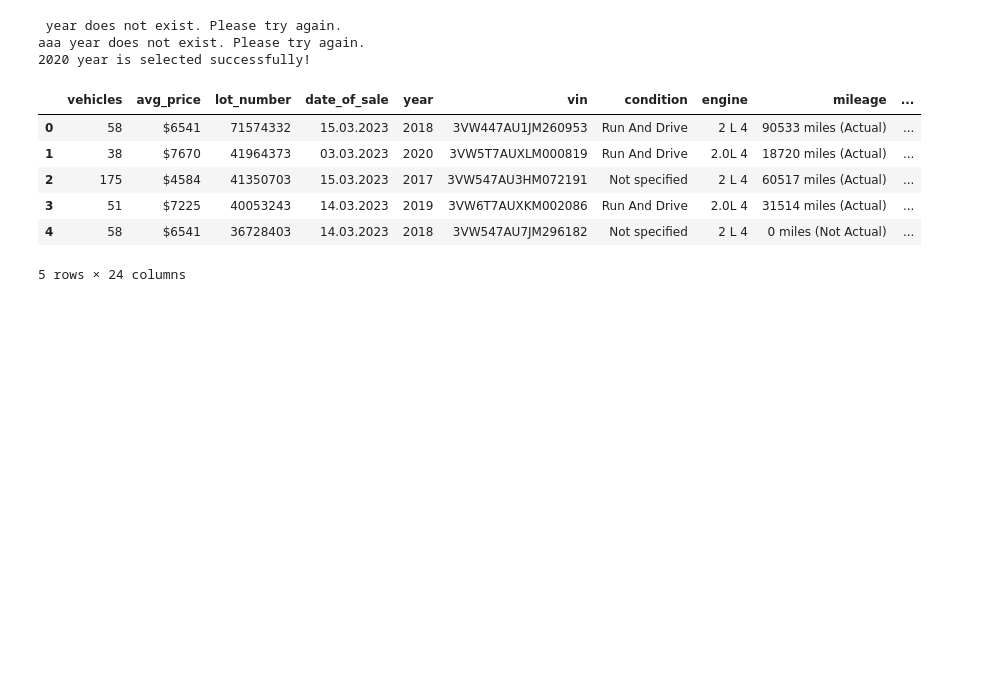
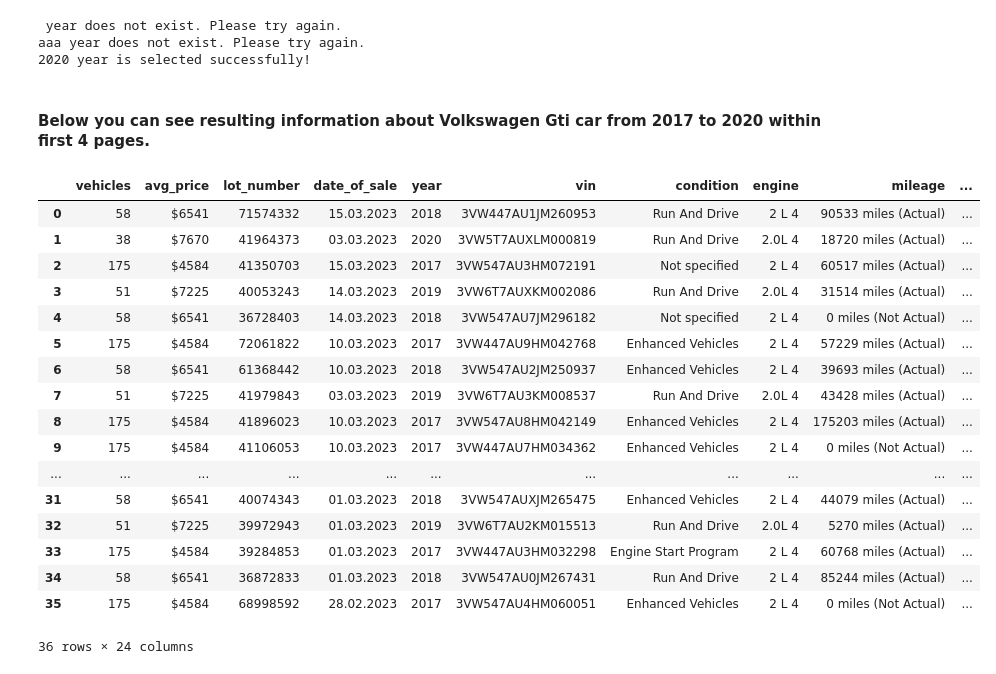
Before and after one commit to areg-hovakimyan/car_scraping_project, a Jupyter notebook: every_car_data.ipynb, the cells around one changed output. Saved outputs shown, nothing was run; the diff lists cells and outputs as text; code cells hidden in the pictures; blank space fills up the shorter version.

```diff
--- a/every_car_data.ipynb
+++ b/every_car_data.ipynb
@@ -221,15 +232,28 @@ aaa year does not exist. Please try again.
 create_df()
 # %%
 add_next_pages(3)
-# %%
-df.head()
-# %% [output]
-|  | vehicles | avg_price | lot_number | date_of_sale | year | vin | condition | engine | mileage | ... |
-| 0 | 58 | $6541 | 71574332 | 15.03.2023 | 2018 | 3VW447AU1JM260953 | Run And Drive | 2 L 4 | 90533 miles (Actual) | ... |
-| 1 | 38 | $7670 | 41964373 | 03.03.2023 | 2020 | 3VW5T7AUXLM000819 | Run And Drive | 2.0L 4 | 18720 miles (Actual) | ... |
-| 2 | 175 | $4584 | 41350703 | 15.03.2023 | 2017 | 3VW547AU3HM072191 | Not specified | 2 L 4 | 60517 miles (Actual) | ... |
-| 3 | 51 | $7225 | 40053243 | 14.03.2023 | 2019 | 3VW6T7AUXKM002086 | Run And Drive | 2.0L 4 | 31514 miles (Actual) | ... |
-| 4 | 58 | $6541 | 36728403 | 14.03.2023 | 2018 | 3VW547AU7JM296182 | Not specified | 2 L 4 | 0 miles (Not Actual) | ... |
-5 rows × 24 columns
 # %%
 driver.close()
+# %% [markdown]
+#### Below you can see resulting information about Volkswagen Gti car from 2017 to 2020 within first 4 pages.
+# %%
+df
+# %% [output]
+|  | vehicles | avg_price | lot_number | date_of_sale | year | vin | condition | engine | mileage | ... |
+| 0 | 58 | $6541 | 71574332 | 15.03.2023 | 2018 | 3VW447AU1JM260953 | Run And Drive | 2 L 4 | 90533 miles (Actual) | ... |
+| 1 | 38 | $7670 | 41964373 | 03.03.2023 | 2020 | 3VW5T7AUXLM000819 | Run And Drive | 2.0L 4 | 18720 miles (Actual) | ... |
+| 2 | 175 | $4584 | 41350703 | 15.03.2023 | 2017 | 3VW547AU3HM072191 | Not specified | 2 L 4 | 60517 miles (Actual) | ... |
+| 3 | 51 | $7225 | 40053243 | 14.03.2023 | 2019 | 3VW6T7AUXKM002086 | Run And Drive | 2.0L 4 | 31514 miles (Actual) | ... |
+| 4 | 58 | $6541 | 36728403 | 14.03.2023 | 2018 | 3VW547AU7JM296182 | Not specified | 2 L 4 | 0 miles (Not Actual) | ... |
+| 5 | 175 | $4584 | 72061822 | 10.03.2023 | 2017 | 3VW447AU9HM042768 | Enhanced Vehicles | 2 L 4 | 57229 miles (Actual) | ... |
+| 6 | 58 | $6541 | 61368442 | 10.03.2023 | 2018 | 3VW547AU2JM250937 | Enhanced Vehicles | 2 L 4 | 39693 miles (Actual) | ... |
+| 7 | 51 | $7225 | 41979843 | 03.03.2023 | 2019 | 3VW6T7AU3KM008537 | Run And Drive | 2.0L 4 | 43428 miles (Actual) | ... |
+| 8 | 175 | $4584 | 41896023 | 10.03.2023 | 2017 | 3VW547AU8HM042149 | Enhanced Vehicles | 2 L 4 | 175203 miles (Actual) | ... |
+| 9 | 175 | $4584 | 41106053 | 10.03.2023 | 2017 | 3VW447AU7HM034362 | Enhanced Vehicles | 2 L 4 | 0 miles (Not Actual) | ... |
+| ... | ... | ... | ... | ... | ... | ... | ... | ... | ... | ... |
+| 31 | 58 | $6541 | 40074343 | 01.03.2023 | 2018 | 3VW547AUXJM265475 | Enhanced Vehicles | 2 L 4 | 44079 miles (Actual) | ... |
+| 32 | 51 | $7225 | 39972943 | 01.03.2023 | 2019 | 3VW6T7AU2KM015513 | Run And Drive | 2.0L 4 | 5270 miles (Actual) | ... |
+| 33 | 175 | $4584 | 39284853 | 01.03.2023 | 2017 | 3VW447AU3HM032298 | Engine Start Program | 2 L 4 | 60768 miles (Actual) | ... |
+| 34 | 58 | $6541 | 36872833 | 01.03.2023 | 2018 | 3VW547AU0JM267431 | Run And Drive | 2 L 4 | 85244 miles (Actual) | ... |
+| 35 | 175 | $4584 | 68998592 | 28.02.2023 | 2017 | 3VW547AU4HM060051 | Enhanced Vehicles | 2 L 4 | 0 miles (Not Actual) | ... |
+36 rows × 24 columns
```
Also changed, not shown: parts of 5 cells of this notebook.
